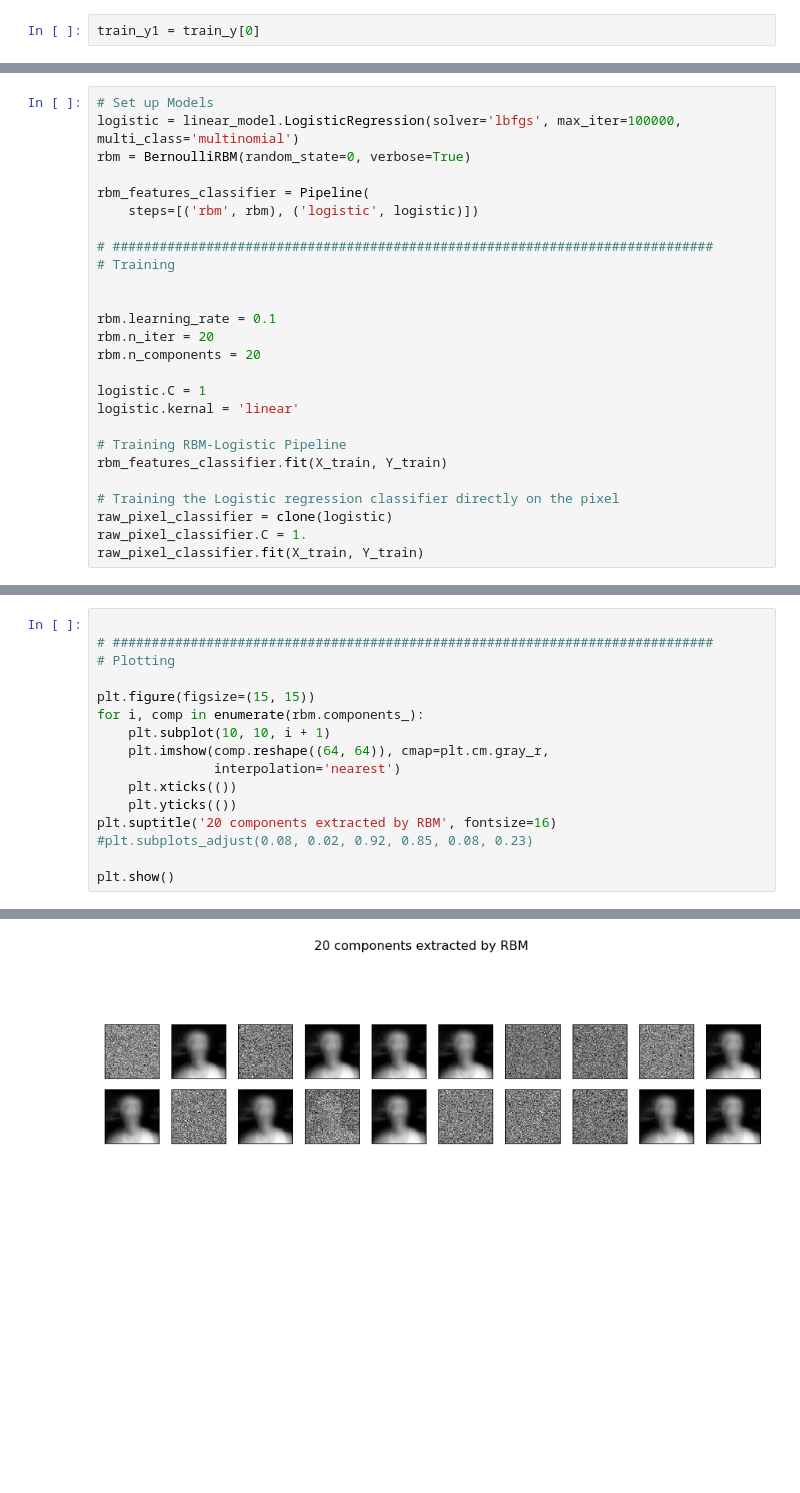
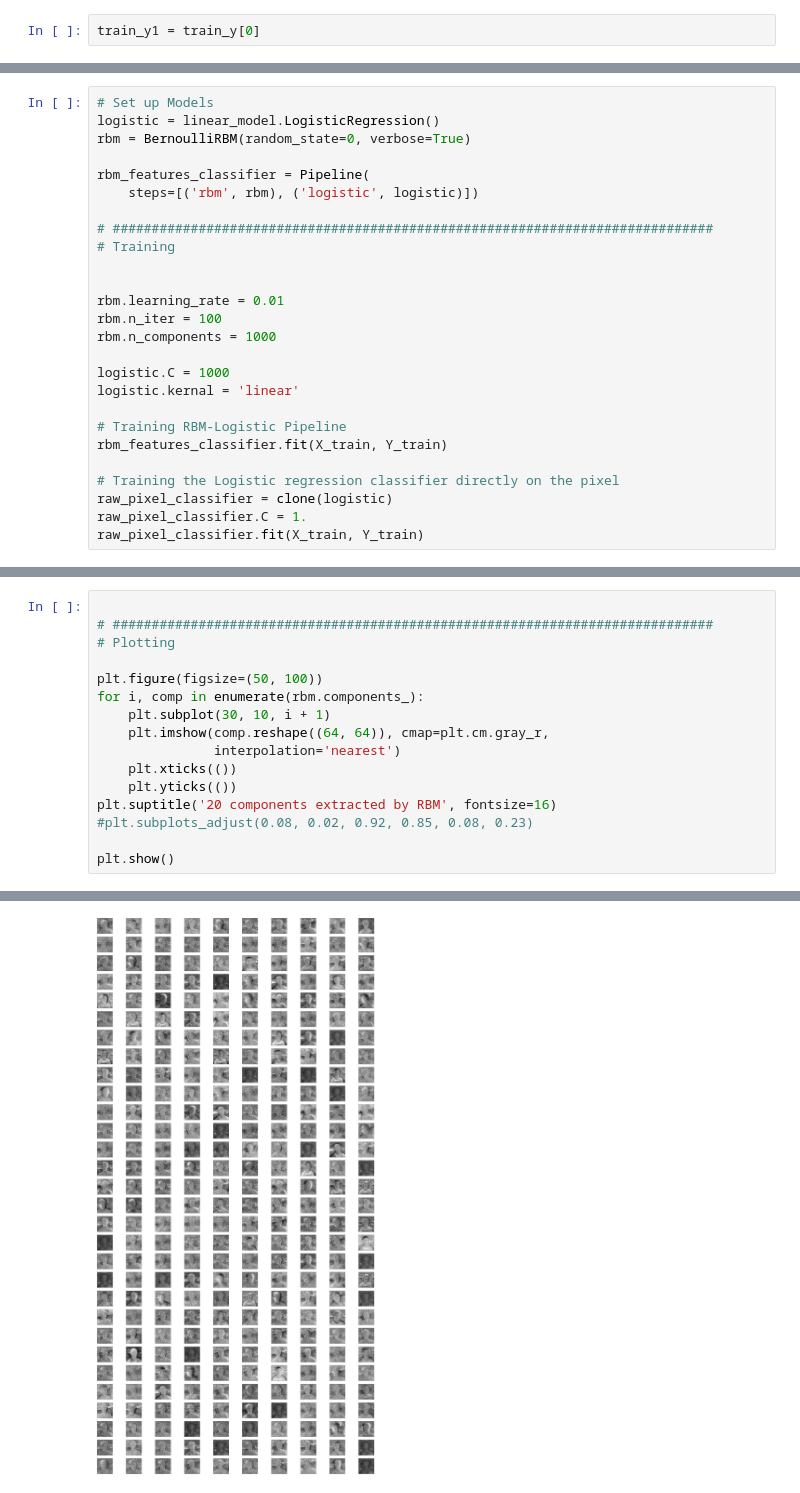
Before and after one commit to ebicher/Data-Science, a Jupyter notebook: Unsupervised_Learning/NeuralNetworks/HappyHouse.ipynb, the cells around one changed output, grey strips where cells are left out. Saved outputs shown, nothing was run; the diff lists cells and outputs as text; blank space fills up the shorter version.

```diff
--- a/Unsupervised_Learning/NeuralNetworks/HappyHouse.ipynb
+++ b/Unsupervised_Learning/NeuralNetworks/HappyHouse.ipynb
@@ -261,6 +195,6 @@ RBM + LOGISTIC REGRESSION PARAMETERS
 # %%
 # Set up Models
-logistic = linear_model.LogisticRegression(solver='lbfgs', max_iter=100000, multi_class='multinomial')
+logistic = linear_model.LogisticRegression()
 rbm = BernoulliRBM(random_state=0, verbose=True)
 
 rbm_features_classifier = Pipeline(
@@ -270,11 +204,11 @@ rbm_features_classifier = Pipeline(
 # Training
 
 
-rbm.learning_rate = 0.1
-rbm.n_iter = 20
-rbm.n_components = 20
+rbm.learning_rate = 0.01
+rbm.n_iter = 100
+rbm.n_components = 1000
 
-logistic.C = 1
+logistic.C = 1000
 logistic.kernal = 'linear'
 
 # Training RBM-Logistic Pipeline
@@ -386,9 +277,9 @@ array([0, 0, 1, 1, 0, 0, 1, 0, 1, 0, 1, 1, 0, 1, 0, 0, 0, 0, 1, 0, 1, 0,
 # #############################################################################
 # Plotting
 
-plt.figure(figsize=(15, 15))
+plt.figure(figsize=(50, 100))
 for i, comp in enumerate(rbm.components_):
-    plt.subplot(10, 10, i + 1)
+    plt.subplot(30, 10, i + 1)
     plt.imshow(comp.reshape((64, 64)), cmap=plt.cm.gray_r,
                interpolation='nearest')
     plt.xticks(())
@@ -401 +293 @@ plt.show()
-[figure, old version]
+[figure, new version]
```
Also changed, not shown: parts of 31 cells of this notebook, 15 other files.
